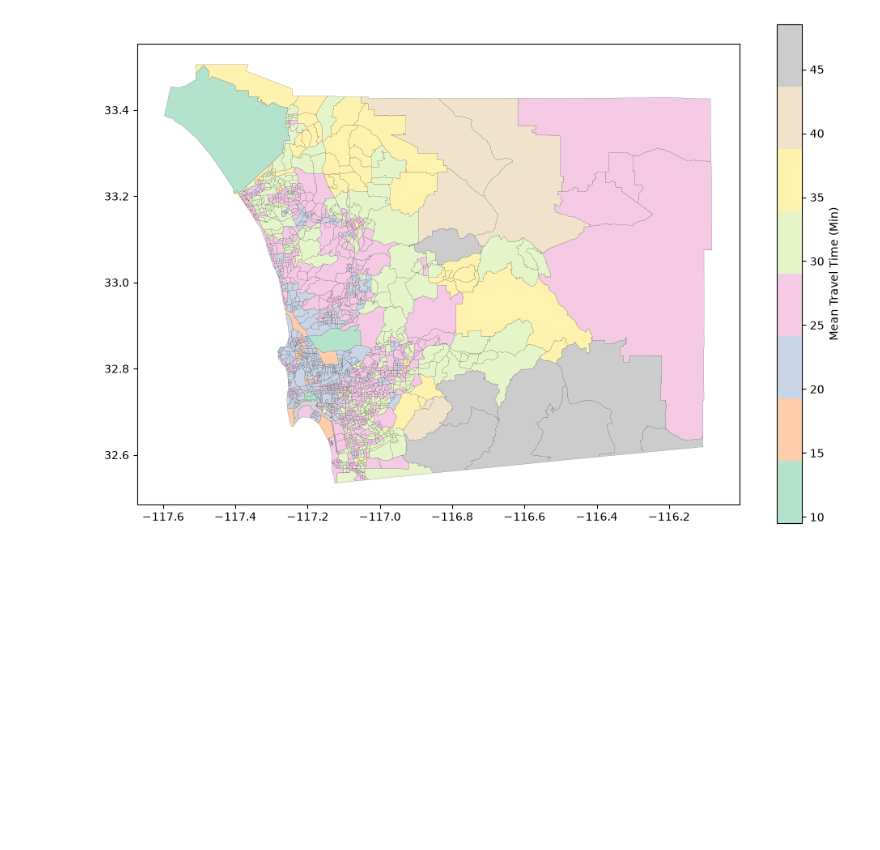
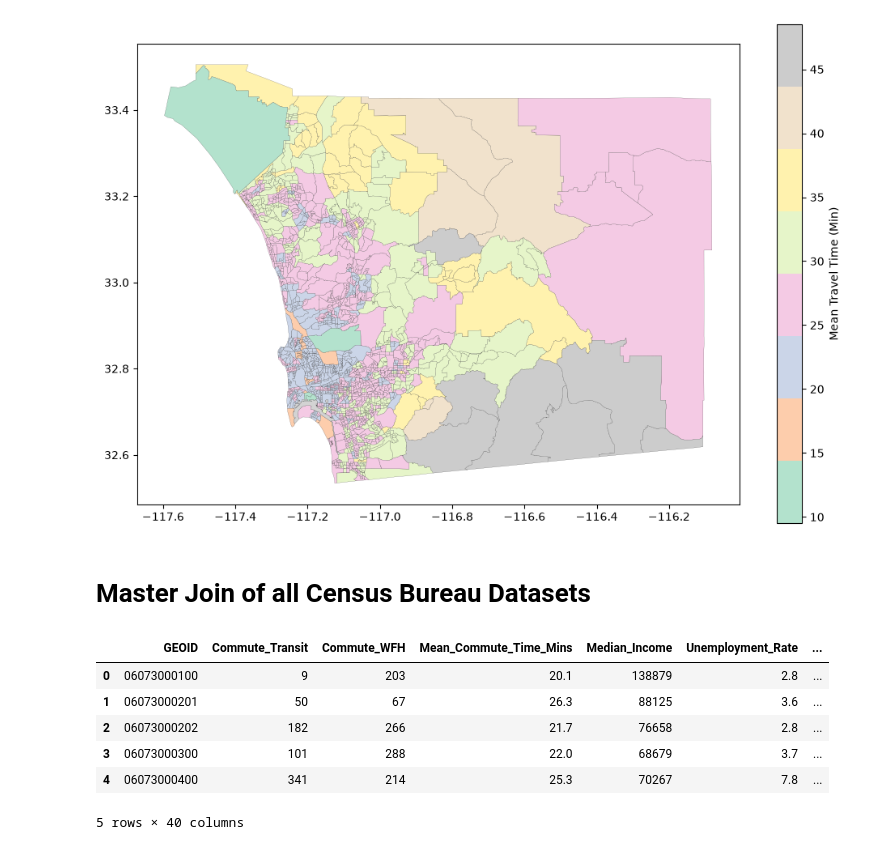
Before and after one commit to symptom-of-indigo/esm-grad-portfolio, a Jupyter notebook: sanDiego.ipynb, the cells around one changed output. Drawn from its saved outputs; the diff is of its cells as text; code cells hidden in the pictures; blank space fills up the shorter version.

```diff
--- a/sanDiego.ipynb
+++ b/sanDiego.ipynb
@@ -633,3 +631,19 @@ sd_commuting.plot(
 # %% [output]
 <Axes: >
 [figure]
+# %% [markdown]
+# Master Join of all Census Bureau Datasets
+# %%
+# merge all of the census data into a single dataframe
+
+df_census = df_dp03.join([df_dp04, df_dp05, df_S0801], how='outer').reset_index()
+
+df_census.head()
+# %% [output]
+|  | GEOID | Commute_Transit | Commute_WFH | Mean_Commute_Time_Mins | Median_Income | Unemployment_Rate | ... |
+| 0 | 06073000100 | 9 | 203 | 20.1 | 138879 | 2.8 | ... |
+| 1 | 06073000201 | 50 | 67 | 26.3 | 88125 | 3.6 | ... |
+| 2 | 06073000202 | 182 | 266 | 21.7 | 76658 | 2.8 | ... |
+| 3 | 06073000300 | 101 | 288 | 22.0 | 68679 | 3.7 | ... |
+| 4 | 06073000400 | 341 | 214 | 25.3 | 70267 | 7.8 | ... |
+5 rows × 40 columns
```
Also changed, not shown: parts of 3 cells of this notebook.
